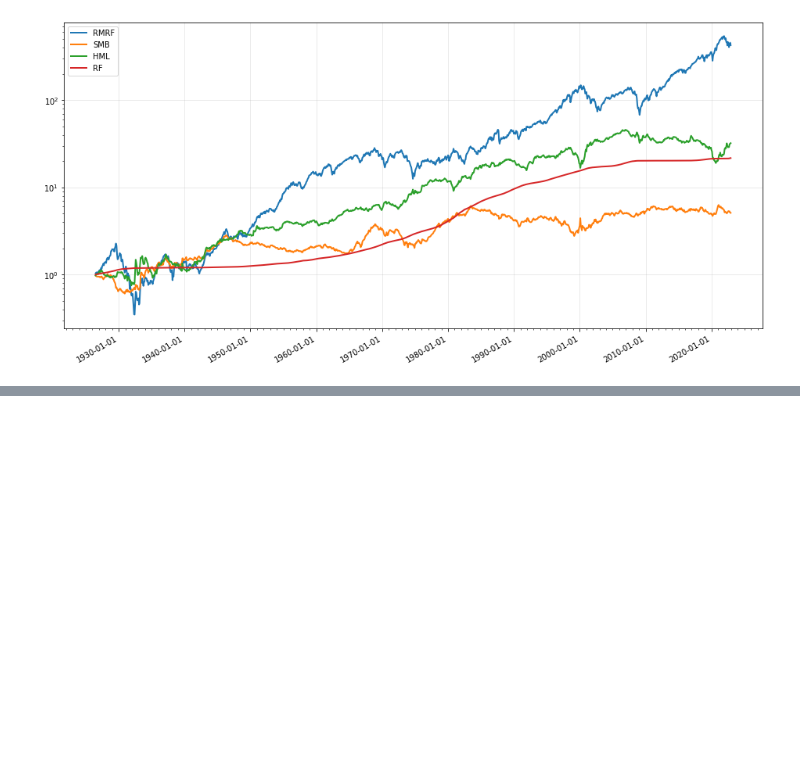
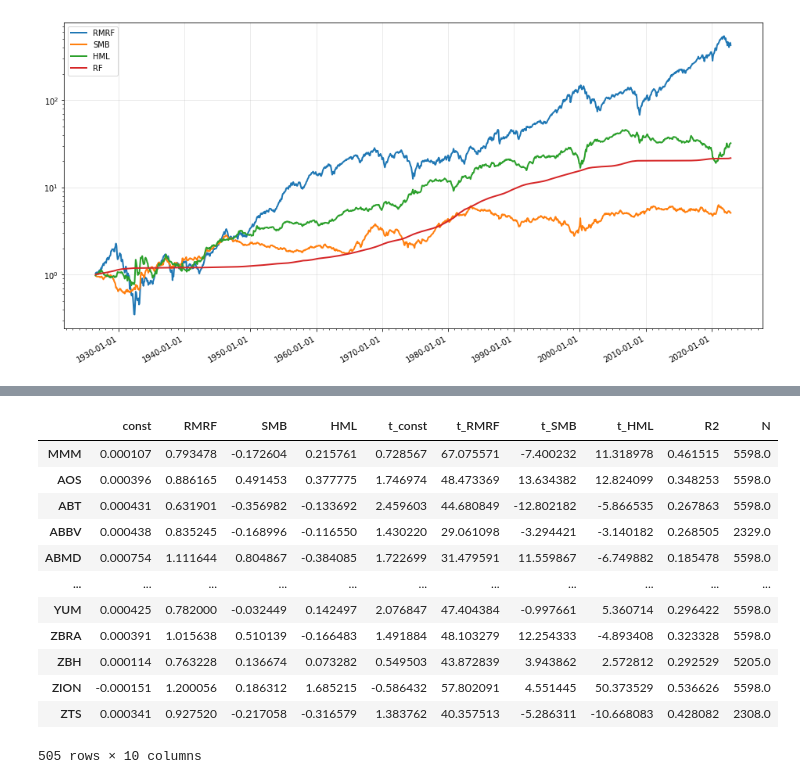
Before and after one commit to vargopal/stockMarket, a Jupyter notebook: F455 Notes/FactorRegression.ipynb, the cells around one changed output, grey strips where cells are left out. Saved outputs shown, nothing was run; the diff lists cells and outputs as text; code cells hidden in the pictures; blank space fills up the shorter version.

```diff
--- a/F455 Notes/FactorRegression.ipynb
+++ b/F455 Notes/FactorRegression.ipynb
@@ -135,0 +305,22 @@ plt.show()
+# %%
+# rename RF so it doesn't clash with ticker RF
+
+ff = ff.rename(columns={'RF': 'rf'})
+# %%
+def regression(ticker):
+    df = pd.merge(ff, rets[ticker], left_index=True, right_index=True)
+    df = df.dropna()
+    df['exret'] = df[ticker] - df['rf']
+    reg_model = sm.OLS(df['exret'],
+                       sm.add_constant(df[['RMRF', 'SMB', 'HML']]))
+    reg_rslt = reg_model.fit()
+    params = reg_rslt.params
+    tvals = reg_rslt.tvalues
+    tvals.index = map(lambda x: 't_'+x, tvals.index)  # rename t-value index values
+    rslt = pd.concat([params, tvals])
+    rslt['R2'] = reg_rslt.rsquared
+    rslt['N'] = reg_rslt.nobs
+    return(rslt, reg_rslt.resid)
+# %%
+rslt, resid = regression("LLY")
+rslt
@@ -135,0 +355,27 @@ plt.show()
+# %%
+betas = {}
+resids = {}
+for tic in rets:
+    rslt, resid = regression(tic)
+    betas[tic] = rslt
+    resids[tic] = resid
+
+resids = pd.DataFrame(resids)
+
+# transpose betas dataframe so coefficient estimates are columns
+betas = pd.DataFrame(betas).T
+betas
+# %% [output]
+|  | const | RMRF | SMB | HML | t_const | t_RMRF | t_SMB | t_HML | R2 | N |
+| MMM | 0.000107 | 0.793478 | -0.172604 | 0.215761 | 0.728567 | 67.075571 | -7.400232 | 11.318978 | 0.461515 | 5598.0 |
+| AOS | 0.000396 | 0.886165 | 0.491453 | 0.377775 | 1.746974 | 48.473369 | 13.634382 | 12.824099 | 0.348253 | 5598.0 |
+| ABT | 0.000431 | 0.631901 | -0.356982 | -0.133692 | 2.459603 | 44.680849 | -12.802182 | -5.866535 | 0.267863 | 5598.0 |
+| ABBV | 0.000438 | 0.835245 | -0.168996 | -0.116550 | 1.430220 | 29.061098 | -3.294421 | -3.140182 | 0.268505 | 2329.0 |
+| ABMD | 0.000754 | 1.111644 | 0.804867 | -0.384085 | 1.722699 | 31.479591 | 11.559867 | -6.749882 | 0.185478 | 5598.0 |
+| ... | ... | ... | ... | ... | ... | ... | ... | ... | ... | ... |
+| YUM | 0.000425 | 0.782000 | -0.032449 | 0.142497 | 2.076847 | 47.404384 | -0.997661 | 5.360714 | 0.296422 | 5598.0 |
+| ZBRA | 0.000391 | 1.015638 | 0.510139 | -0.166483 | 1.491884 | 48.103279 | 12.254333 | -4.893408 | 0.323328 | 5598.0 |
+| ZBH | 0.000114 | 0.763228 | 0.136674 | 0.073282 | 0.549503 | 43.872839 | 3.943862 | 2.572812 | 0.292529 | 5205.0 |
+| ZION | -0.000151 | 1.200056 | 0.186312 | 1.685215 | -0.586432 | 57.802091 | 4.551445 | 50.373529 | 0.536626 | 5598.0 |
+| ZTS | 0.000341 | 0.927520 | -0.217058 | -0.316579 | 1.383762 | 40.357513 | -5.286311 | -10.668083 | 0.428082 | 2308.0 |
+505 rows × 10 columns
```
Also changed, not shown: parts of 19 cells of this notebook.
